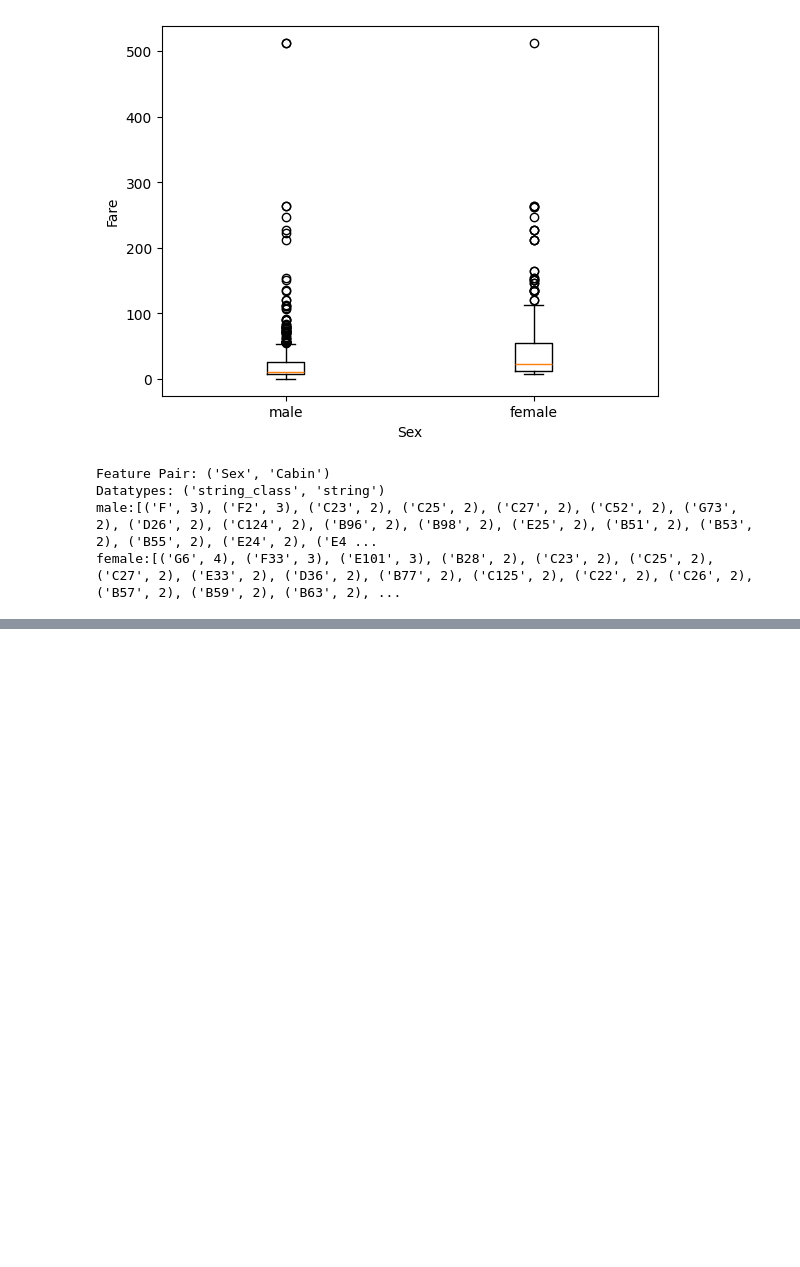
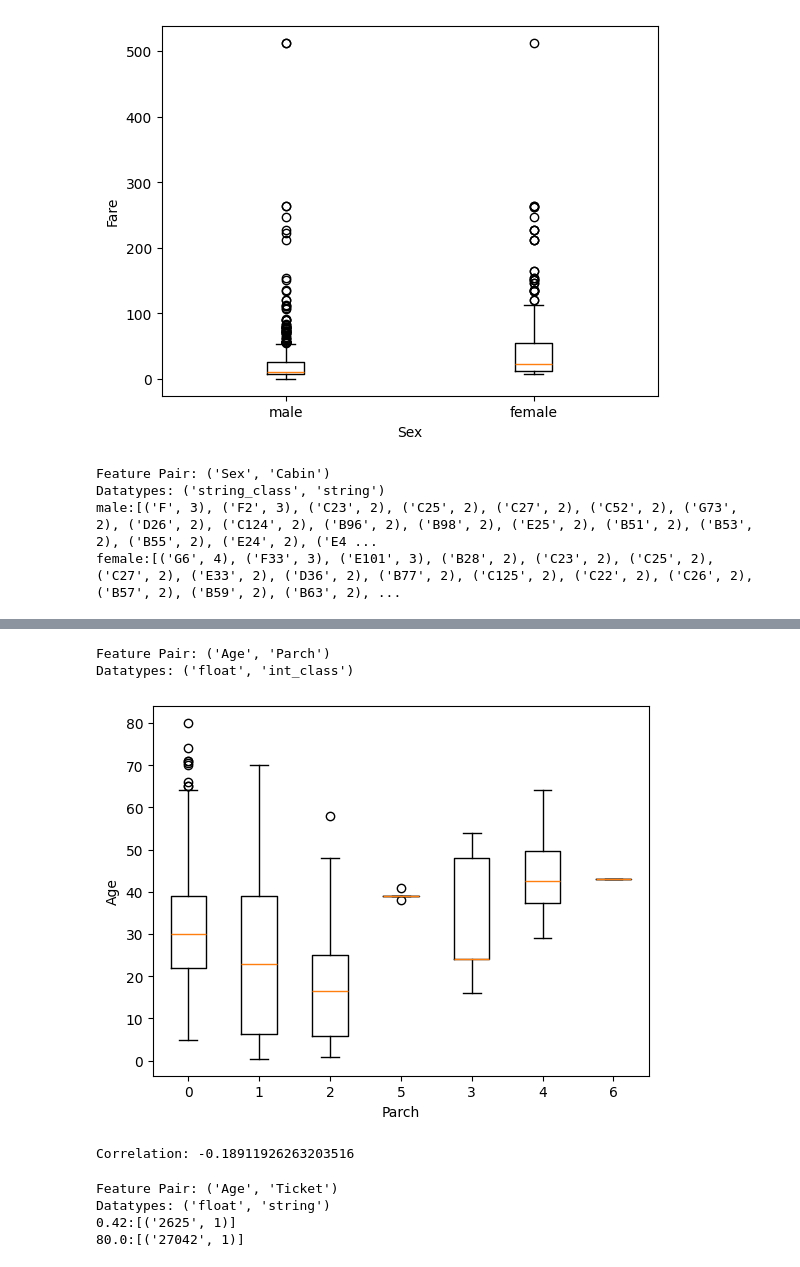
Before and after one commit to nlandy/Titanic, a Jupyter notebook: titanic.ipynb, the cells around one changed output, grey strips where cells are left out. Drawn from its saved outputs; the diff is of its cells as text; code cells hidden in the pictures; blank space fills up the shorter version.

```diff
--- a/titanic.ipynb
+++ b/titanic.ipynb
@@ -1219,6 +1240,18 @@ Name: count, dtype: int64
 # %%
 # 47. Age, Parch
+EDA_2D(df.Age, df.Parch)
+# %% [output]
+Feature Pair: ('Age', 'Parch')
+Datatypes: ('float', 'int_class')
+[figure, added]
+Correlation: -0.18911926263203516
 # %%
 # 48. Age, Ticket
+EDA_2D(df.Age, df.Ticket)
+# %% [output]
+Feature Pair: ('Age', 'Ticket')
+Datatypes: ('float', 'string')
+0.42:[('2625', 1)]
+80.0:[('27042', 1)]
 # %%
 # 49. Age, Fare
```
Also changed, not shown: parts of 36 cells of this notebook.
